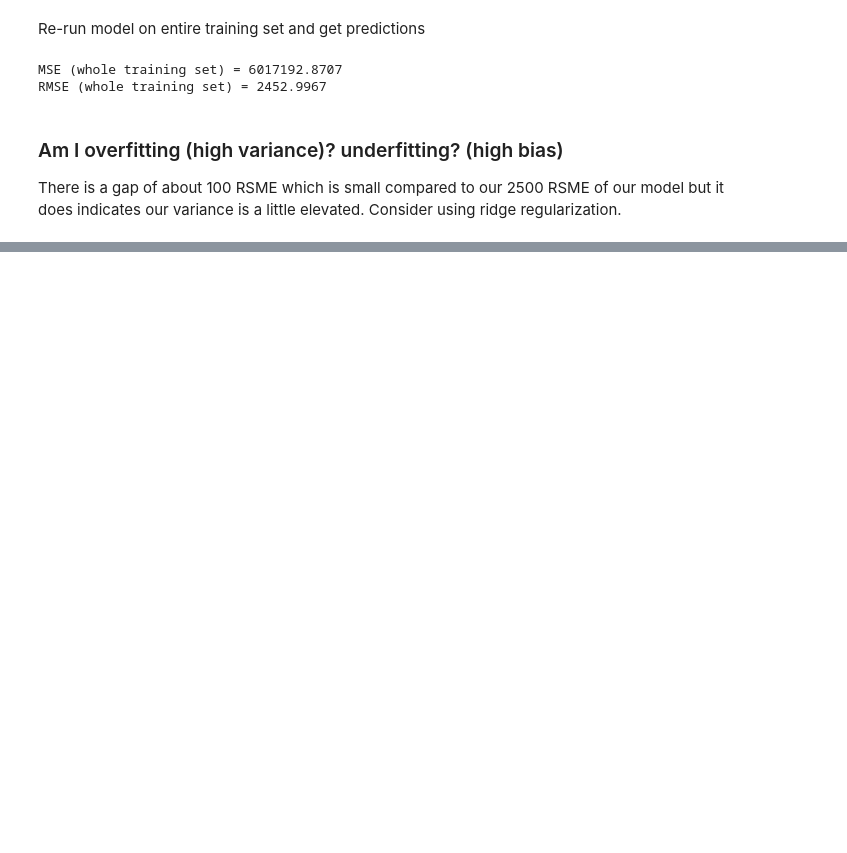
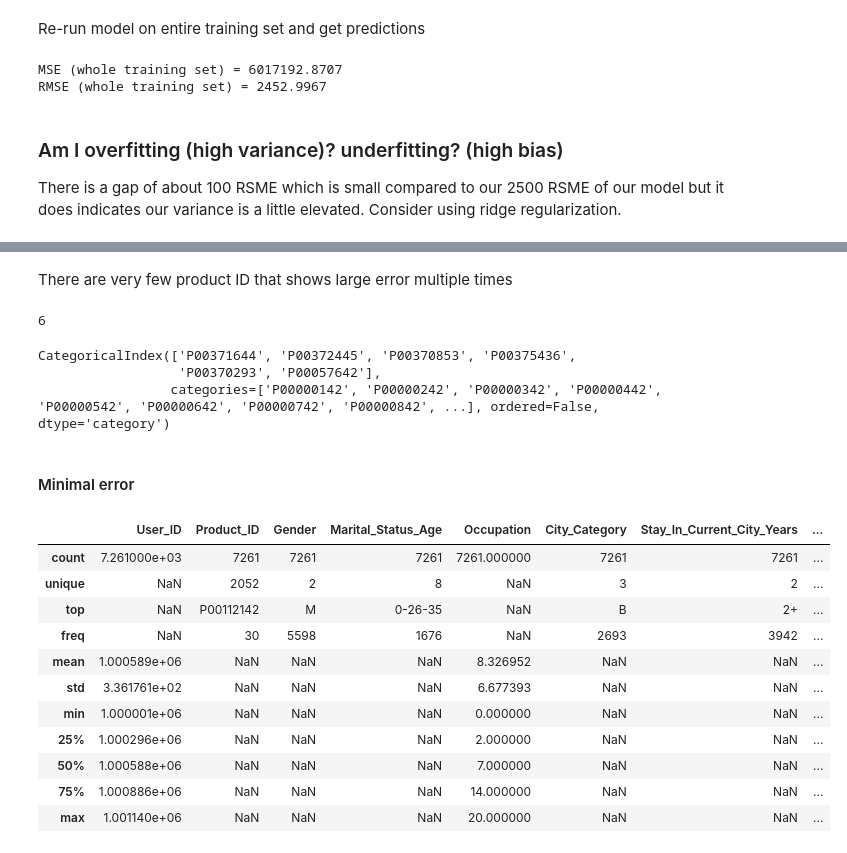
Before and after one commit to cedricherman/Black_Friday, a Jupyter notebook: Linear Regression models.ipynb, the cells around one changed output, grey strips where cells are left out. Cells and saved outputs as stored; diff of their text form; code cells hidden in the pictures; blank space fills up the shorter version.

```diff
--- a/Linear Regression models.ipynb
+++ b/Linear Regression models.ipynb
@@ -179,0 +242,15 @@ plt.show()
+# %% [markdown]
+There are very few product ID that shows large error multiple times
+# %%
+# number of product ID that have high error more than 16 times
+ProdIDWorst_distrib[ProdIDWorst_distrib > 16].count()
+# %% [output]
+6
+# %%
+# print those product ID
+Bad_prodID = ProdIDWorst_distrib[ProdIDWorst_distrib > 16].index
+print(Bad_prodID)
+# %% [output]
+CategoricalIndex(['P00371644', 'P00372445', 'P00370853', 'P00375436',
+                  'P00370293', 'P00057642'],
+                 categories=['P00000142', 'P00000242', 'P00000342', 'P00000442', 'P00000542', 'P00000642', 'P00000742', 'P00000842', ...], ordered=False, dtype='category')
@@ -179,0 +260,21 @@ plt.show()
+# %% [markdown]
+#### Minimal error
+# %%
+# considering instance where error is relatively small
+df_best = df.loc[sqerr_asc < 1000, :].copy()
+
+# look at a few examples
+df_best.describe(include='all')
+# %% [output]
+|  | User_ID | Product_ID | Gender | Marital_Status_Age | Occupation | City_Category | Stay_In_Current_City_Years | ... |
+| count | 7.261000e+03 | 7261 | 7261 | 7261 | 7261.000000 | 7261 | 7261 | ... |
+| unique | NaN | 2052 | 2 | 8 | NaN | 3 | 2 | ... |
+| top | NaN | P00112142 | M | 0-26-35 | NaN | B | 2+ | ... |
+| freq | NaN | 30 | 5598 | 1676 | NaN | 2693 | 3942 | ... |
+| mean | 1.000589e+06 | NaN | NaN | NaN | 8.326952 | NaN | NaN | ... |
+| std | 3.361761e+02 | NaN | NaN | NaN | 6.677393 | NaN | NaN | ... |
+| min | 1.000001e+06 | NaN | NaN | NaN | 0.000000 | NaN | NaN | ... |
+| 25% | 1.000296e+06 | NaN | NaN | NaN | 2.000000 | NaN | NaN | ... |
+| 50% | 1.000588e+06 | NaN | NaN | NaN | 7.000000 | NaN | NaN | ... |
+| 75% | 1.000886e+06 | NaN | NaN | NaN | 14.000000 | NaN | NaN | ... |
+| max | 1.001140e+06 | NaN | NaN | NaN | 20.000000 | NaN | NaN | ... |
```
Also changed, not shown: parts of 27 cells of this notebook, 2 other files.
